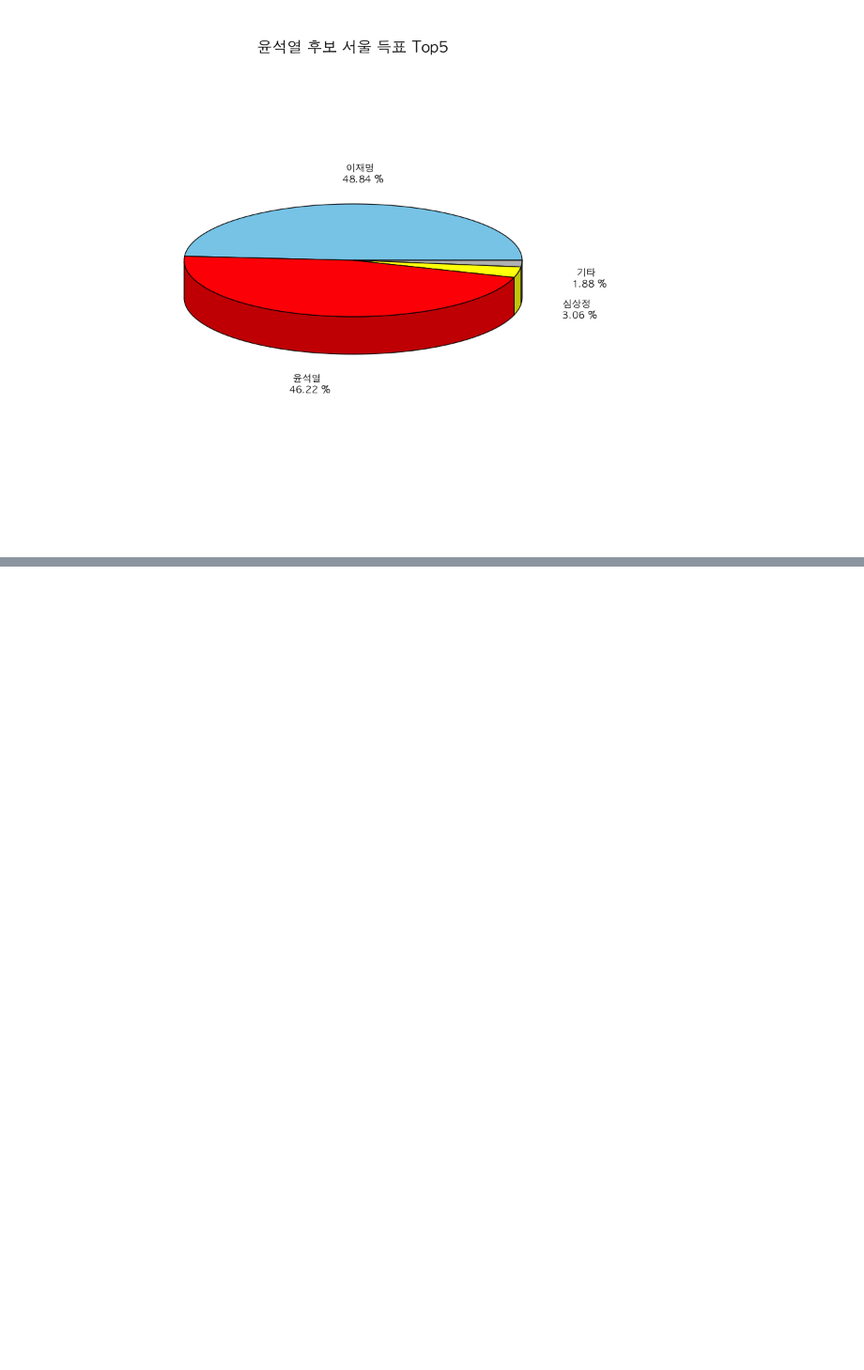
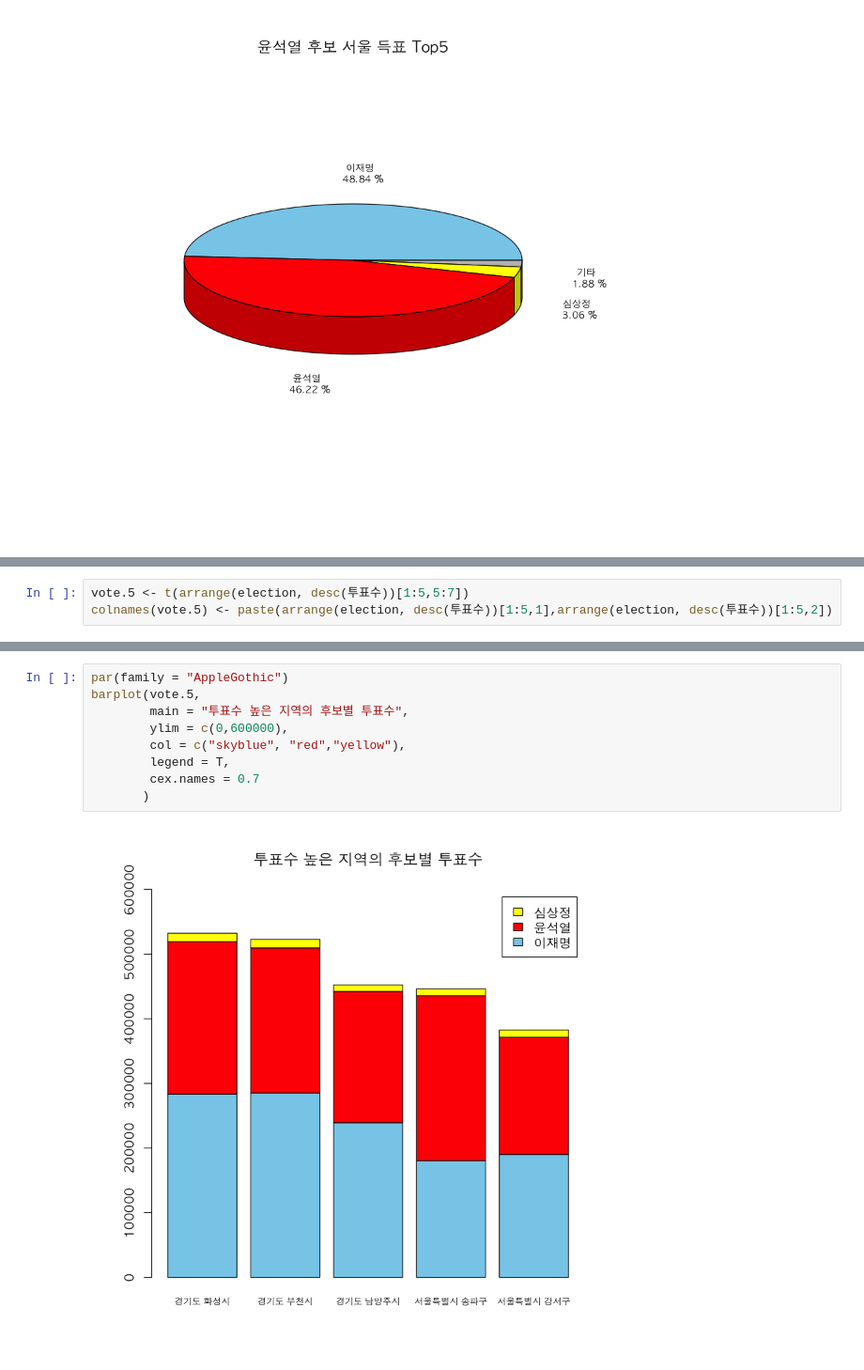
Before and after one commit to HyeogDo/R_study, a Jupyter notebook: 10. 20대_대선자료 시각화.ipynb, the cells around one changed output, grey strips where cells are left out. Shown: that part at 94% size. Cells and saved outputs as stored; diff of their text form; blank space fills up the shorter version.

```diff
--- a/10. 20대_대선자료 시각화.ipynb
+++ b/10. 20대_대선자료 시각화.ipynb
@@ -285,0 +313,3 @@ pie3D(t(vote.성북구),
+# %%
+vote.5 <- t(arrange(election, desc(투표수))[1:5,5:7])
+colnames(vote.5) <- paste(arrange(election, desc(투표수))[1:5,1],arrange(election, desc(투표수))[1:5,2])
@@ -285,0 +323,11 @@ pie3D(t(vote.성북구),
+# %%
+par(family = "AppleGothic")
+barplot(vote.5,
+        main = "투표수 높은 지역의 후보별 투표수",
+        ylim = c(0,600000),
+        col = c("skyblue", "red","yellow"),
+        legend = T,
+        cex.names = 0.7
+       )
+# %% [output]
+[figure, added]
```
Also changed, not shown: parts of 18 cells of this notebook, 5 other files.
